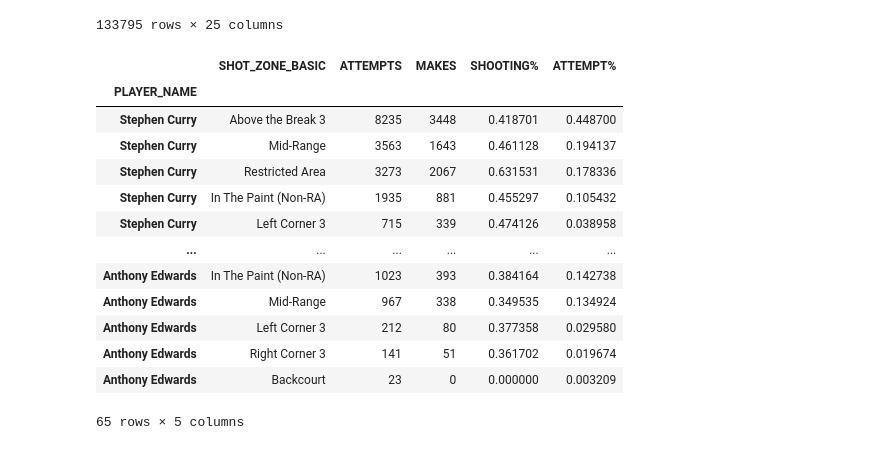
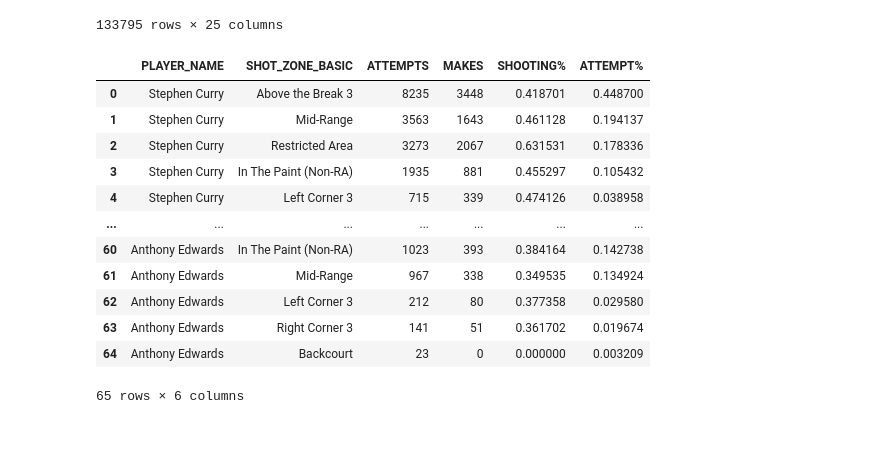
Before and after one commit to TheBoyRoy05/ShootYoShot, a Jupyter notebook: Backend/ty_nb.ipynb, the cells around one changed output. Drawn from its saved outputs; the diff is of its cells as text; code cells hidden in the pictures.

```diff
--- a/Backend/ty_nb.ipynb
+++ b/Backend/ty_nb.ipynb
@@ -221,26 +222,25 @@ total_shots = df.groupby('PLAYER_NAME')['SHOT_ATTEMPTED_FLAG'].sum()
 # %%
 shots_per_zone = df.groupby(['PLAYER_NAME', 'SHOT_ZONE_BASIC'])[['SHOT_ATTEMPTED_FLAG', 'SHOT_MADE_FLAG']].sum().reset_index()
 shots_per_zone['SHOOTING%'] = shots_per_zone['SHOT_MADE_FLAG'] / shots_per_zone['SHOT_ATTEMPTED_FLAG']
 shots_per_zone = shots_per_zone.set_index('PLAYER_NAME')
 shots_per_zone['ATTEMPT%'] = shots_per_zone['SHOT_ATTEMPTED_FLAG'] / total_shots
 shots_per_zone = shots_per_zone.sort_values(['PLAYER_NAME', 'ATTEMPT%', 'SHOOTING%'], ascending=False)
-shots_per_zone = shots_per_zone.rename(columns = {'SHOT_ATTEMPTED_FLAG': 'ATTEMPTS', 'SHOT_MADE_FLAG': 'MAKES'})
+shots_per_zone = shots_per_zone.rename(columns = {'SHOT_ATTEMPTED_FLAG': 'ATTEMPTS', 'SHOT_MADE_FLAG': 'MAKES'}).reset_index()
 shots_per_zone
 # %% [output]
-|  | SHOT_ZONE_BASIC | ATTEMPTS | MAKES | SHOOTING% | ATTEMPT% |
-| PLAYER_NAME |  |  |  |  |  |
-| Stephen Curry | Above the Break 3 | 8235 | 3448 | 0.418701 | 0.448700 |
-| Stephen Curry | Mid-Range | 3563 | 1643 | 0.461128 | 0.194137 |
-| Stephen Curry | Restricted Area | 3273 | 2067 | 0.631531 | 0.178336 |
-| Stephen Curry | In The Paint (Non-RA) | 1935 | 881 | 0.455297 | 0.105432 |
-| Stephen Curry | Left Corner 3 | 715 | 339 | 0.474126 | 0.038958 |
-| ... | ... | ... | ... | ... | ... |
-| Anthony Edwards | In The Paint (Non-RA) | 1023 | 393 | 0.384164 | 0.142738 |
-| Anthony Edwards | Mid-Range | 967 | 338 | 0.349535 | 0.134924 |
-| Anthony Edwards | Left Corner 3 | 212 | 80 | 0.377358 | 0.029580 |
-| Anthony Edwards | Right Corner 3 | 141 | 51 | 0.361702 | 0.019674 |
-| Anthony Edwards | Backcourt | 23 | 0 | 0.000000 | 0.003209 |
+|  | PLAYER_NAME | SHOT_ZONE_BASIC | ATTEMPTS | MAKES | SHOOTING% | ATTEMPT% |
+| 0 | Stephen Curry | Above the Break 3 | 8235 | 3448 | 0.418701 | 0.448700 |
+| 1 | Stephen Curry | Mid-Range | 3563 | 1643 | 0.461128 | 0.194137 |
+| 2 | Stephen Curry | Restricted Area | 3273 | 2067 | 0.631531 | 0.178336 |
+| 3 | Stephen Curry | In The Paint (Non-RA) | 1935 | 881 | 0.455297 | 0.105432 |
+| 4 | Stephen Curry | Left Corner 3 | 715 | 339 | 0.474126 | 0.038958 |
+| ... | ... | ... | ... | ... | ... | ... |
+| 60 | Anthony Edwards | In The Paint (Non-RA) | 1023 | 393 | 0.384164 | 0.142738 |
+| 61 | Anthony Edwards | Mid-Range | 967 | 338 | 0.349535 | 0.134924 |
+| 62 | Anthony Edwards | Left Corner 3 | 212 | 80 | 0.377358 | 0.029580 |
+| 63 | Anthony Edwards | Right Corner 3 | 141 | 51 | 0.361702 | 0.019674 |
+| 64 | Anthony Edwards | Backcourt | 23 | 0 | 0.000000 | 0.003209 |
-65 rows × 5 columns
+65 rows × 6 columns
 # %%
 zones = shots_per_zone['SHOT_ZONE_BASIC'].unique()
 for zone in zones:
```
Also changed, not shown: parts of 4 cells of this notebook.
